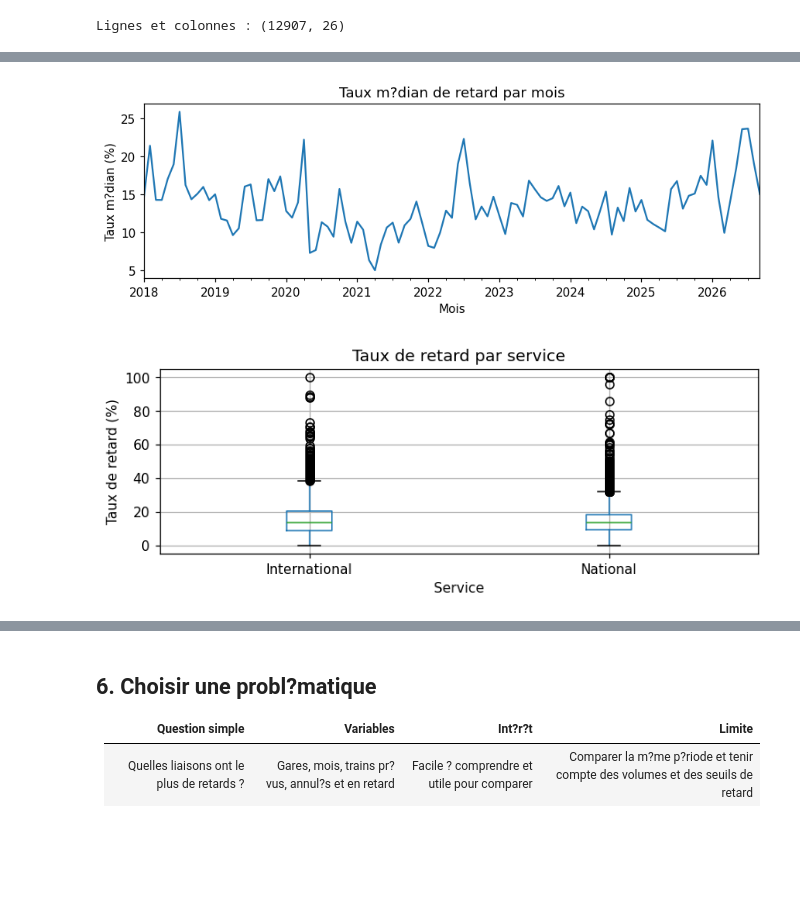
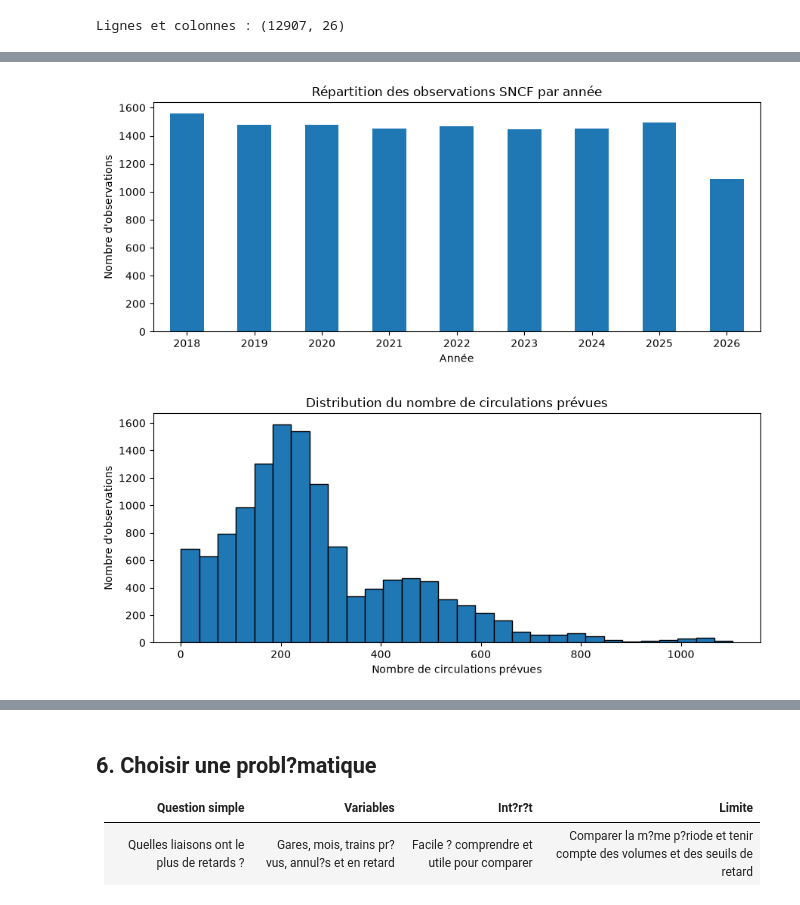
Before and after one commit to ghislainzeufack-prog/RailInsight-SNCF, a Jupyter notebook: notebooks/exploration_sncf_simple.ipynb, the cells around one changed output, grey strips where cells are left out. Saved outputs shown, nothing was run; the diff lists cells and outputs as text; code cells hidden in the pictures; blank space fills up the shorter version.

Commit message:
Ajouts des analyses exploratoires des retards TGV

```diff
--- a/notebooks/exploration_sncf_simple.ipynb
+++ b/notebooks/exploration_sncf_simple.ipynb
@@ -161,22 +198,32 @@ plt.show()
 # %%
-# ?volution de la m?diane par mois
-analyse["mois"] = pd.to_datetime(analyse["date"])
-analyse.groupby("mois")["taux_retard"].median().plot(figsize=(8, 3))
-plt.title("Taux m?dian de retard par mois")
-plt.xlabel("Mois")
-plt.ylabel("Taux m?dian (%)")
+# Visualisation des observations par année
+
+observations_annee.plot(
+    kind="bar",
+    figsize=(9, 4)
+)
+
+plt.title("Répartition des observations SNCF par année")
+plt.xlabel("Année")
+plt.ylabel("Nombre d'observations")
+plt.xticks(rotation=0)
 plt.tight_layout()
 plt.show()
 # %% [output]
-[figure, old version]
+[figure, new version]
 # %%
-# Comparer les deux services
-analyse.boxplot(column="taux_retard", by="service", figsize=(7, 3))
-plt.suptitle("")
-plt.title("Taux de retard par service")
-plt.xlabel("Service")
-plt.ylabel("Taux de retard (%)")
+# Distribution des circulations prévues par liaison et par mois
+df["Nombre de circulations prévues"].plot(
+    kind="hist",
+    bins=30,
+    figsize=(9, 4),
+    edgecolor="black"
+)
+
+plt.title("Distribution du nombre de circulations prévues")
+plt.xlabel("Nombre de circulations prévues")
+plt.ylabel("Nombre d'observations")
 plt.tight_layout()
 plt.show()
 # %% [output]
-[figure, old version]
+[figure, new version]
```
Also changed, not shown: parts of 39 cells of this notebook.
